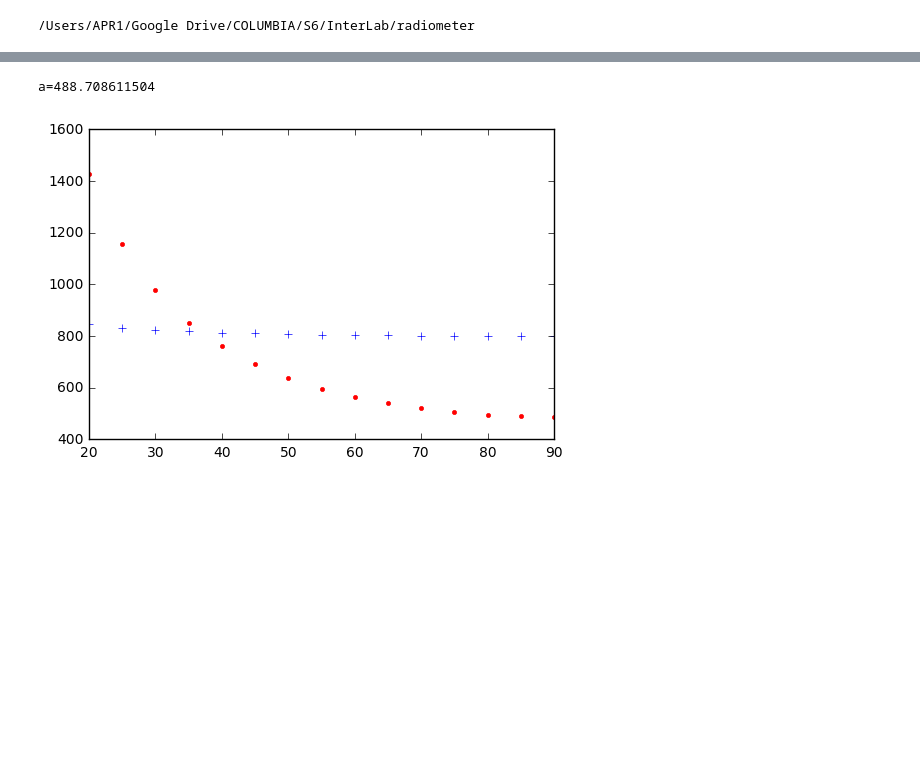
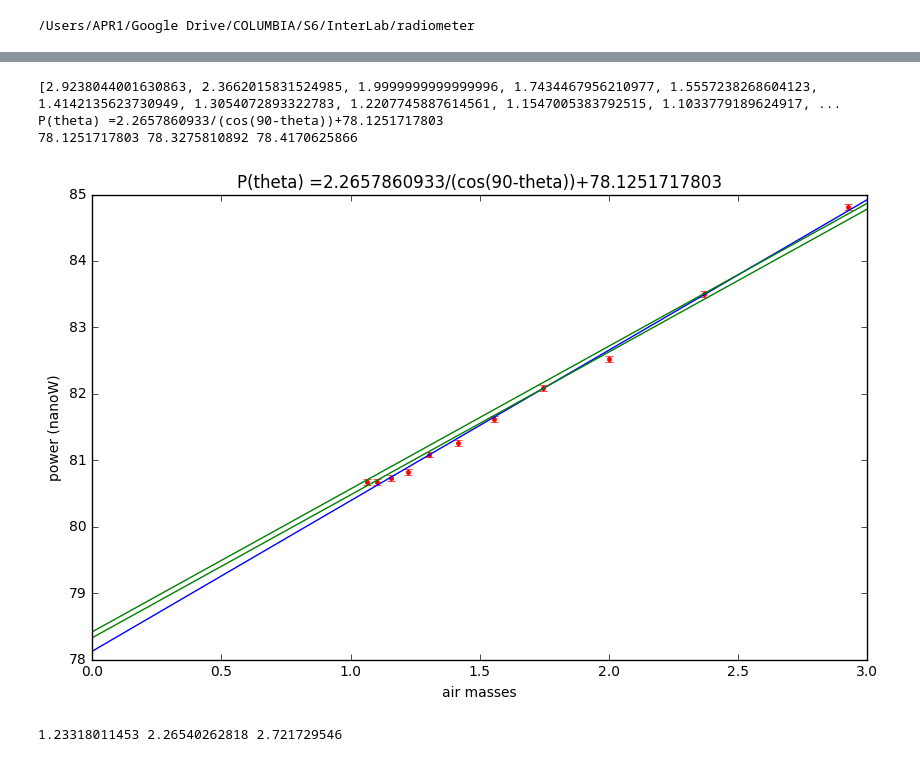
Before and after one commit to ekacmblab/radiometer, a Jupyter notebook: notebooks/SkyDipAnalysis.ipynb, the cells around one changed output, grey strips where cells are left out. Cells and saved outputs as stored; diff of their text form; code cells hidden in the pictures; blank space fills up the shorter version.

```diff
--- a/notebooks/SkyDipAnalysis.ipynb
+++ b/notebooks/SkyDipAnalysis.ipynb
@@ -115,12 +160,43 @@ P(theta) =0.799624303275/(cos(0.27102074883 *(90-theta)))
-# %%
-# exectute the curve fit...
-tempCoeffs, tempFiterr = curve_fit(secant, angles, meanTemp)
-
-# ...and plot the results
-print ("a=%s" % (tempCoeffs[0]))
-plt.plot(angles,meanTemp , '+')
-plt.plot(angles,secant(angles,*tempCoeffs),'r.')
-plt.show()
-# %% [output]
-a=488.708611504
-[figure, removed]
+# %%
+airMasses = [1/cos((90-x)*2*pi/360) for x in angles]
+#print(len(airMasses), len(meanPower))
+print(airMasses)
+
+def linear (x,a,b):
+    return [a*i+b for i in x]
+
+# exectute the curve fit...
+coeffs, fiterr = curve_fit(linear, airMasses[:-4], meanPower[:-4])
+zerothPower = coeffs[1]
+#print(linear(airMasses[2],*coeffs))
+highCoeffs, highFiterr = curve_fit(linear, airMasses, [meanPower[i]+stdPower[i] for i in range(len(meanPower))])
+highZerothPower = highCoeffs[1]
+
+lowCoeffs, lowFiterr = curve_fit(linear, airMasses, [meanPower[i]-stdPower[i] for i in range(len(meanPower))])
+lowZerothPower = lowCoeffs[1]
+
+# ...and plot the results
+print ("P(theta) =%s/(cos(90-theta))+%s" % (coeffs[0],coeffs[1]))
+print(zerothPower,lowZerothPower,highZerothPower)
+plt.errorbar(airMasses[:-4],meanPower[:-4],yerr=stdPower[:-4], fmt='r.')
+plt.plot(linspace(0,3),linear(linspace(0,3),*coeffs),'b')
+plt.plot(linspace(0,3),linear(linspace(0,3),*highCoeffs),'g')
+plt.plot(linspace(0,3),linear(linspace(0,3),*lowCoeffs),'g')
+#plt.axis([0,3,0,0.9])
+plt.ylabel('power (nanoW)')
+plt.xlabel('air masses')
+plt.title("P(theta) =%s/(cos(90-theta))+%s" % (coeffs[0],coeffs[1]))
+plt.savefig('Figures/power+fit_airMass.png',bbox_inches='tight')
+plt.show()
+# %% [output]
+[2.9238044001630863, 2.3662015831524985, 1.9999999999999996, 1.7434467956210977, 1.5557238268604123, 1.4142135623730949, 1.3054072893322783, 1.2207745887614561, 1.1547005383792515, 1.1033779189624917, ...
+P(theta) =2.2657860933/(cos(90-theta))+78.1251717803
+78.1251717803 78.3275810892 78.4170625866
+[figure, added]
+# %%
+zerothTemp = zerothPower/(G) - Trec
+lowZerothTemp = lowZerothPower/G -Trec
+highZerothTemp = highZerothPower/G - Trec
+print(zerothTemp,lowZerothTemp,highZerothTemp)
+# %% [output]
+1.23318011453 2.26540262818 2.721729546
```
Also changed, not shown: parts of 12 cells of this notebook, 7 other files.
